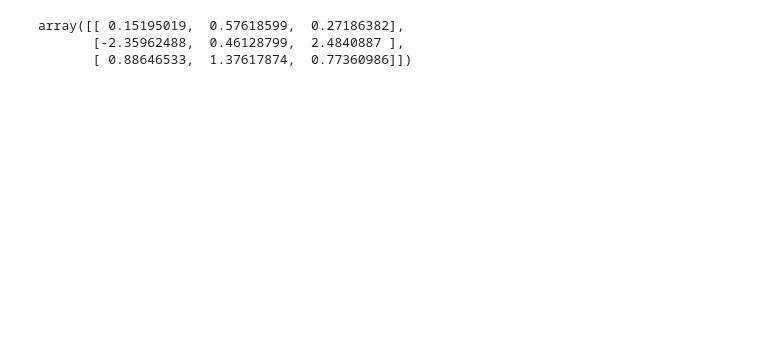
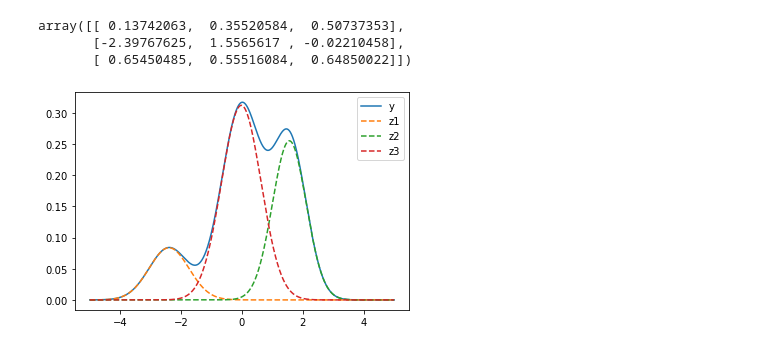
Before and after one commit to IXIXVI/graduate-first-year-homework, a Jupyter notebook: EMtest.ipynb, the cells around one changed output. Saved outputs shown, nothing was run; the diff lists cells and outputs as text; code cells hidden in the pictures; blank space fills up the shorter version.

```diff
--- a/EMtest.ipynb
+++ b/EMtest.ipynb
@@ -59,9 +59,25 @@ array([[ 0.2,  0.3,  0.5],
-# %%
-iterate(data,50,theta0)
-# %% [output]
-array([[ 0.15195019,  0.57618599,  0.27186382],
-       [-2.35962488,  0.46128799,  2.4840887 ],
-       [ 0.88646533,  1.37617874,  0.77360986]])
+# %%
+Thetanew=iterate(data,2000,theta0)
+Thetanew
+# %% [output]
+array([[ 0.13742063,  0.35520584,  0.50737353],
+       [-2.39767625,  1.5565617 , -0.02210458],
+       [ 0.65450485,  0.55516084,  0.64850022]])
+# %%
+x = np.linspace(-5,5,2000) # 从0到1，等分50分
+y = Thetanew[0,0]*normal(x,Thetanew[1:,0])+Thetanew[0,1]*normal(x,Thetanew[1:,1])+Thetanew[0,2]*normal(x,Thetanew[1:,2])
+z1 = Thetanew[0,0]*normal(x,Thetanew[1:,0])
+z2 = Thetanew[0,1]*normal(x,Thetanew[1:,1])
+z3 = Thetanew[0,2]*normal(x,Thetanew[1:,2])
+plt.figure() # 定义一个图像窗口
+plt.plot(x,y) # 绘制曲线 y
+plt.plot(x,z1,linestyle='--')
+plt.plot(x,z2,linestyle='--')
+plt.plot(x,z3,linestyle='--')
+plt.legend(['y','z1','z2','z3',])
+plt.show()
+# %% [output]
+[figure, added]
 # %%
 x = np.linspace(-5,5,2000) # 从0到1，等分50分
 y = weight[0]*normal(x,Theta[1:,0])+weight[1]*normal(x,Theta[1:,1])+weight[2]*normal(x,Theta[1:,2])
```
Also changed, not shown: parts of 5 cells of this notebook, 4 other files.
